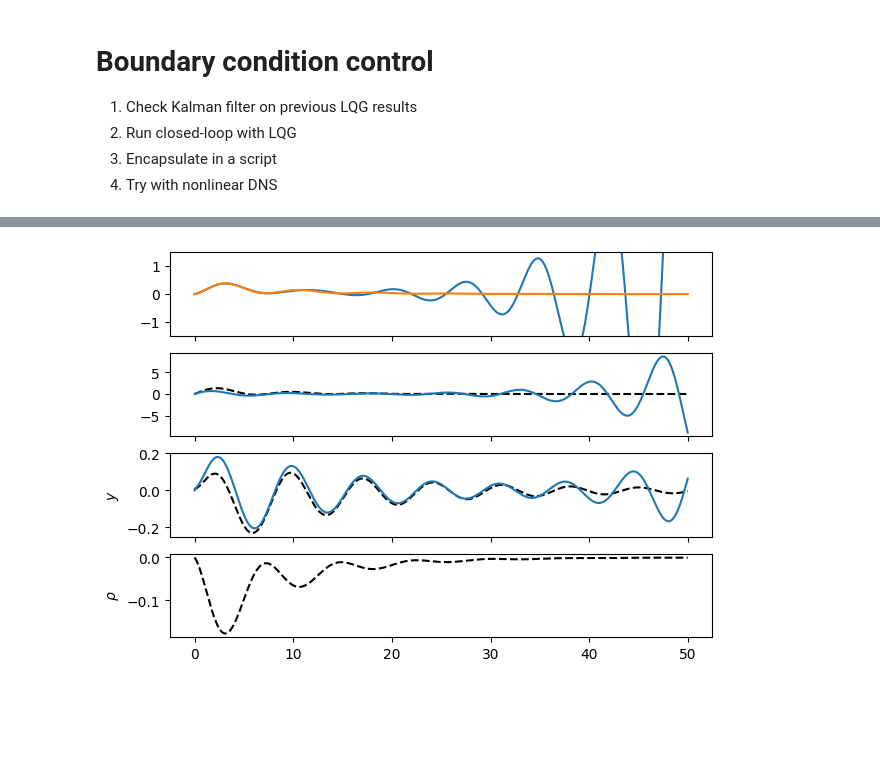
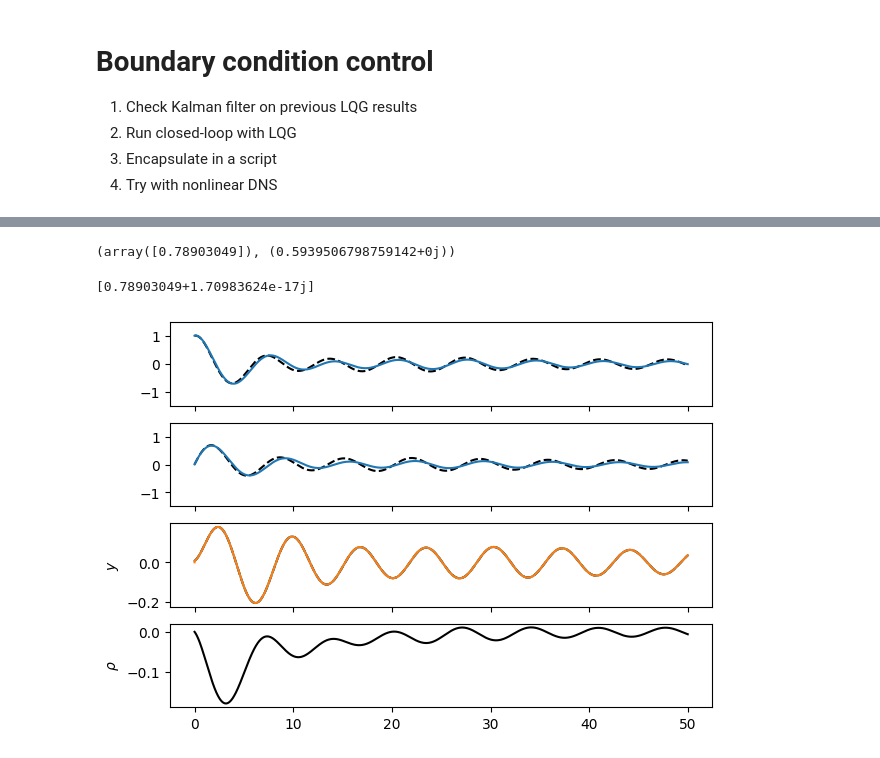
Before and after one commit to dynamicslab/hydrogym, a Jupyter notebook: examples/cylinder/model_reduction/bpod.ipynb, the cells around one changed output, grey strips where cells are left out. Cells and saved outputs as stored; diff of their text form; code cells hidden in the pictures; blank space fills up the shorter version.

```diff
--- a/examples/cylinder/model_reduction/bpod.ipynb
+++ b/examples/cylinder/model_reduction/bpod.ipynb
@@ -722,7 +722,8 @@ plt.show()
 # We can pre-compute the term (W^T @ qC) and subtract it from the full flow field
 # projection at each step
 
-xC = np.array([flow.inner_product(qC, W[j]) for j in range(r)])
+xC = np.array([flow.inner_product(qC, W[j]) for j in range(r)]).real
+yC = (C_kf @ xC).real  # Bias term for measurement
 
 # Second-order BDF time-stepping
 lin_flow = flow.linearize(qB)
@@ -737,7 +738,7 @@ q0.assign(q0 / flow.inner_product(q0, q0))
 # solver = LinearBDFSolver(fn_space, J, order=2, dt=dt, bcs=bcs, q0=qC)
 solver = LinearBDFSolver(fn_space, J, order=2, dt=dt, bcs=bcs, q0=q0)
 
-tf = 50.0
+tf = 100.0
 n_steps = int(tf // dt)
 CL_lqg = np.zeros(n_steps)
 CD_lqg = np.zeros(n_steps)
@@ -745,7 +746,7 @@ CD_lqg = np.zeros(n_steps)
 m = 1
 
 x = np.zeros((n_steps, r), dtype=complex)  # Reduced state
-z = np.zeros((n_steps, r), dtype=complex)  # Kalman filter estimate
+z = np.zeros((n_steps, r), dtype=complex)  # Kalman filter estimate of the homogeneous state
 u = np.zeros((n_steps, m))  # Control signal
 y = np.zeros((n_steps, p))  # Measurement
 y_hat = np.zeros((n_steps, p))  # Kalman filter output
@@ -767,21 +768,22 @@ for i in range(n_steps):
 
     # Estimate using true projection.. this should match y[i] reasonably well
     # y_est = np.real(Cr @ x[i-1] + Dr * u[i-1])
-    y_proj[i] = np.real(Cr @ x[i])  # No feedthrough term here since we are using the homogeneous state
 
     y[i] = CL_lqg[i]
     if i > 0:
+        y[i] -= (D_kf * rho[i-1]).real  # Remove the bias term from the measurement
+
         # # No feedthrough term here since we are using the homogeneous state (??)
         # y_hat[i] = np.real(C_kf @ z[i-1] + D_kf * u[i-1])
-        y_hat[i] = np.real(C_kf @ z[i-1])
+        y_hat[i] = np.real(C_kf @ z[i-1]) # + yC * rho[i-1])
         z[i] = A_kf @ z[i-1] + B_kf @ u[i-1] + L @ (y[i] - y_hat[i])
 
         # LQR control based on full-state feedback
+        y_proj[i] = np.real(Cr @ (x[i] - rho[i-1] * xC))
         u_proj[i] = -np.real(K @ (x[i] - rho[i-1] * xC))
 
         # LQR control based on observer state
-        # u[i] = -np.real(K @ (z[i] - rho[i-1] * xC))
-        u[i] = u_proj[i]
+        u[i] = -np.real(K @ z[i])
 
         # Small integral control applied to the actuation to
         # drive the BC value to zero
@@ -790,6 +792,9 @@ for i in range(n_steps):
         rho[i] = rho[i-1] - dt * u[i]
         flow.bcu_actuation[0].set_scale(rho[i])
 
+    else:
+        z[i] = x[i]
+
     if i % 1 == 0:
         print(f"t={i*dt:.2f}, CL={CL_lqg[i]:.4f}, CD={CD_lqg[i]:.4f}")
         print(f"\tu={u[i]}, u_proj={u_proj[i]}, rho={rho[i]}\n\ty_hat={y_hat[i]} y_proj={y_proj[i]}")
@@ -814,49 +801,62 @@ t=29.50, CL=-0.0030, CD=0.0000
+# %%
+yC, D_kf
+# %% [output]
+(array([0.78903049]), (0.5939506798759142+0j))
 # %%
 # Test Kalman filter reconstruction
 
 n_steps = x.shape[0]
 t = np.arange(n_steps) * dt
 
-p = 1
+# p = 1
 
-xC = np.array([flow.inner_product(qC, W[j]) for j in range(r)]).real
-z = np.zeros((n_steps, r))  # Kalman filter estimate
-y_hat = np.zeros((n_steps, p))  # Kalman filter output
+# xC = np.array([flow.inner_product(qC, W[j]) for j in range(r)]).real
+# z = np.zeros((n_steps, r))  # Kalman filter estimate
+# y = CL_lqg.real - yC * rho  # Measurement of homogeneous component
+# y_hat = np.zeros((n_steps, p))  # Kalman filter output
 
-z[0] = x[0]
-# y_hat[0] = np.real(C_kf @ z[0]  + D_kf * u[0])
+# z[0] = x[0]  # rho[0] = 0
 
-for i in range(1, n_steps):
-    # Update the Kalman filter estimate
-    # y_hat[i] = np.real(C_kf @ z[i-1] + D_kf * u[i])
+# for i in range(1, n_steps):
+#     # Update the Kalman filter estimate
+#     # y_hat[i] = np.real(C_kf @ z[i-1] + D_kf * u[i])
 
-    # y_hat[i] = np.real(C_kf @ (z[i-1] - rho[i-1] * xC))
-    y_hat[i] = np.real(C_kf @ z[i-1])
-    # y_hat[i] = np.real(C_kf @ x[i-1])
-    z[i] = A_kf @ z[i-1] + B_kf @ u[i] #+ L @ (y[i] - y_hat[i])
+#     # y_hat[i] = np.real(C_kf @ (z[i-1] - rho[i-1] * xC))
+#     y_hat[i] = np.real(C_kf @ z[i-1])
+#     # y_hat[i] = np.real(C_kf @ x[i-1])
+#     z[i] = A_kf @ z[i-1] + B_kf @ u[i] + L @ (y[i] - y_hat[i])
 
 
 t = np.arange(n_steps) * dt
 fig, ax = plt.subplots(4, 1, figsize=(7, 5), sharex=True)
 
-# ax[0].plot(t, x[:, 0], 'k--')
-# ax[0].plot(t, z[:, 0])
-ax[0].plot(t, x[:, 0] - z[:, 0])
-ax[0].plot(t, rho * xC[0])
+yC = C_kf @ xC
+print(yC)
+
+ax[0].plot(t, x[:, 0] - rho * xC[0], 'k--')
+ax[0].plot(t, z[:, 0])
+# ax[0].plot(t, x[:, 0] - z[:, 0])
+# ax[0].plot(t, rho * xC[0])
 ax[0].set_ylim([-1.5, 1.5])
 # ax[0].plot(t, x_rom[:, 0].real)
-ax[1].plot(t, x[:, 1], 'k--')
+ax[1].plot(t, x[:, 1] - rho * xC[1], 'k--')
 ax[1].plot(t, z[:, 1])
+ax[1].set_ylim([-1.5, 1.5])
 # ax[1].set_ylim([-3, 3])
 # ax[1].plot(t, x_rom[:, 1].real)
 ax[2].plot(t, y, 'k--')
+ax[2].plot(t, (x - xC * rho[:, None]) @ C_kf.T)
 ax[2].plot(t, y_hat)
+# ax[2].plot(t, y_hat + yC * rho[:, None])
+# ax[2].plot(t, y_hat + D_kf * u)
+# ax[2].plot(t, y_hat + yC * rho[:, None] + D_kf * u)
 ax[2].set_ylabel(r"$y$")
 # ax[3].plot(t, x @ K.T, 'k--')
 # ax[3].plot(t, z @ K.T)
 # ax[3].set_ylabel(r"$u$")
-ax[3].plot(t, rho, 'k--')
+ax[3].plot(t, rho, 'k-')
 ax[3].set_ylabel(r"$\rho$")
 plt.show()
 # %% [output]
+[0.78903049+1.70983624e-17j]
-[figure, old version]
+[figure, new version]
```
Also changed, not shown: parts of 6 cells of this notebook, 2 other files.
